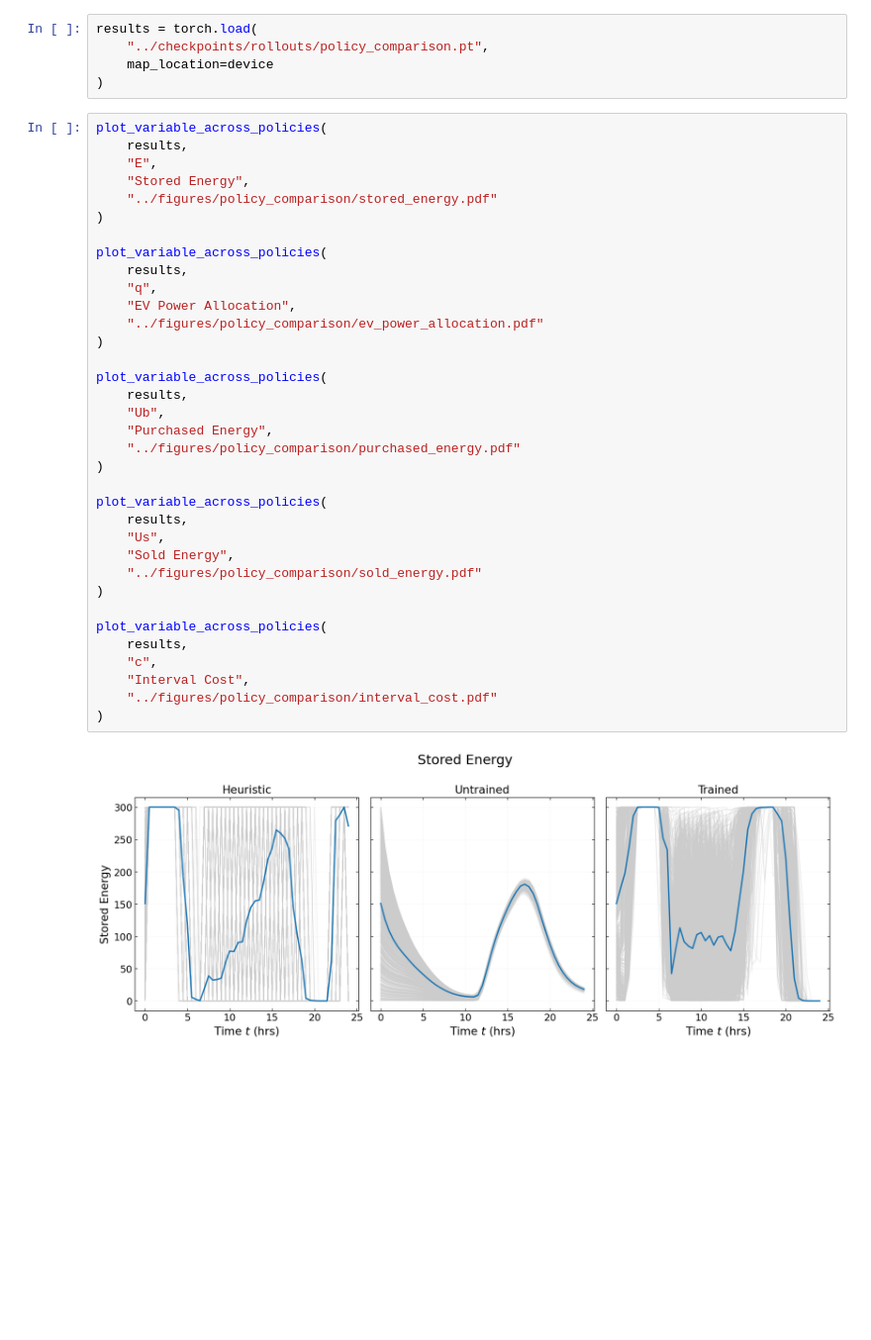
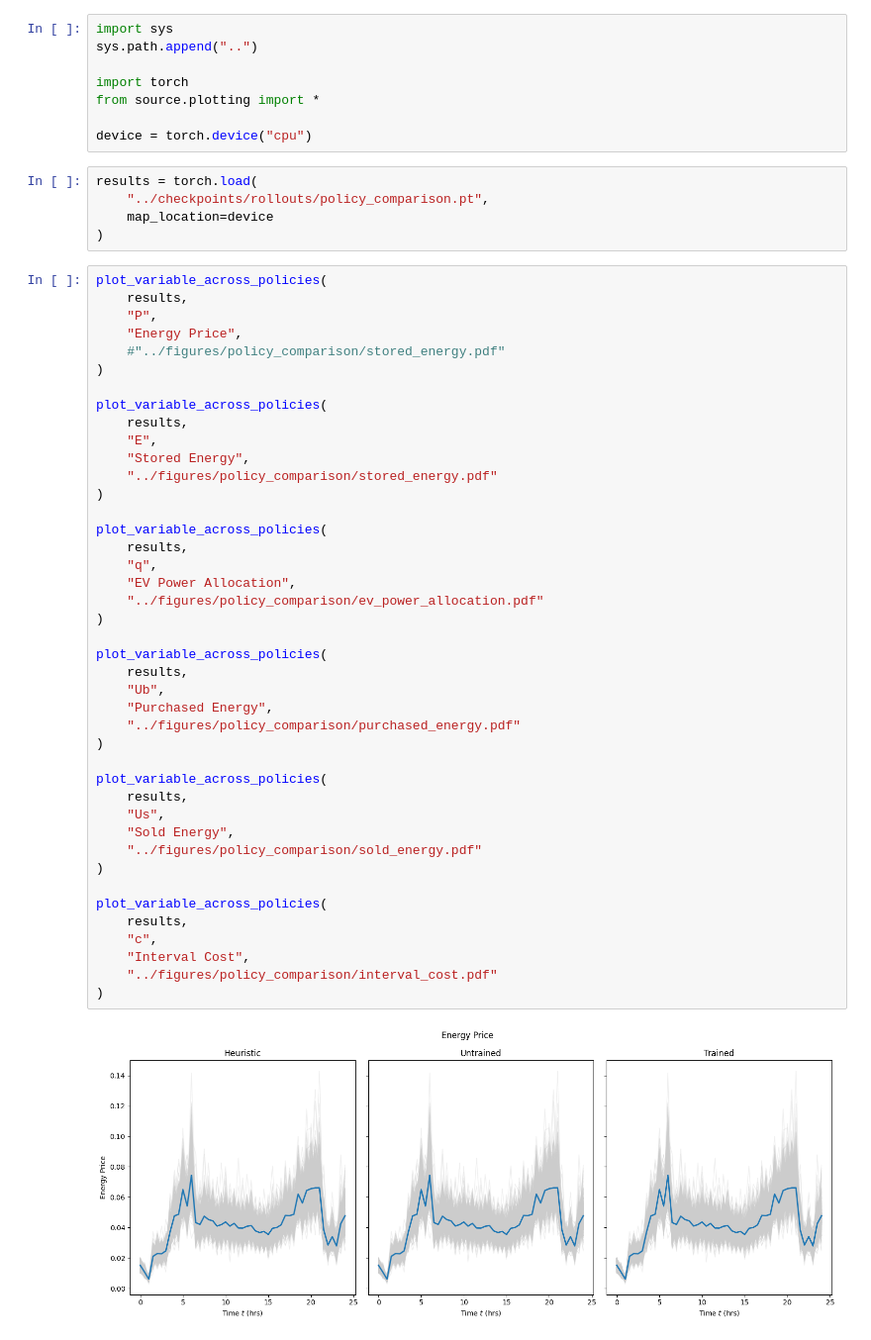
Before and after one commit to DenisseUrenda/stochastic-ems-policy, a Jupyter notebook: notebooks/02_policy_comparison.ipynb, the cells around one changed output. Shown at 99% size. Cells and saved outputs as stored; diff of their text form; blank space fills up the shorter version.

Commit message:
Create additional plots for policy comparison

```diff
--- a/notebooks/02_policy_comparison.ipynb
+++ b/notebooks/02_policy_comparison.ipynb
@@ -482,12 +484,27 @@ torch.save(
 )
 # %% [markdown]
 # Policy comparison
+# %%
+import sys
+sys.path.append("..")
+
+import torch
+from source.plotting import *
+
+device = torch.device("cpu")
 # %%
 results = torch.load(
     "../checkpoints/rollouts/policy_comparison.pt",
     map_location=device
 )
 # %%
+plot_variable_across_policies(
+    results,
+    "P",
+    "Energy Price",
+    #"../figures/policy_comparison/stored_energy.pdf"
+)
+
 plot_variable_across_policies(
     results,
     "E",
@@ -496,31 +513,31 @@ plot_variable_across_policies(
 )
 
 plot_variable_across_policies(
     results,
     "q",
     "EV Power Allocation",
     "../figures/policy_comparison/ev_power_allocation.pdf"
 )
 
 plot_variable_across_policies(
     results,
     "Ub",
     "Purchased Energy",
     "../figures/policy_comparison/purchased_energy.pdf"
 )
 
 plot_variable_across_policies(
     results,
     "Us",
     "Sold Energy",
     "../figures/policy_comparison/sold_energy.pdf"
 )
 
 plot_variable_across_policies(
     results,
     "c",
     "Interval Cost",
     "../figures/policy_comparison/interval_cost.pdf"
 )
 # %% [output]
-[figure, old version]
+[figure, new version]
```
Also changed, not shown: parts of 12 cells of this notebook, 24 other files.
